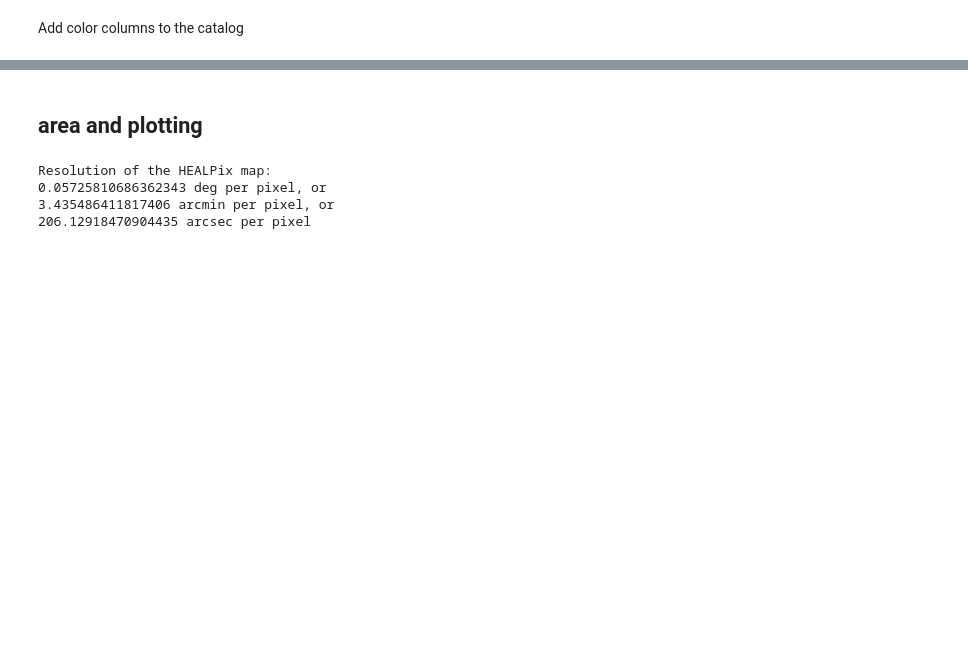
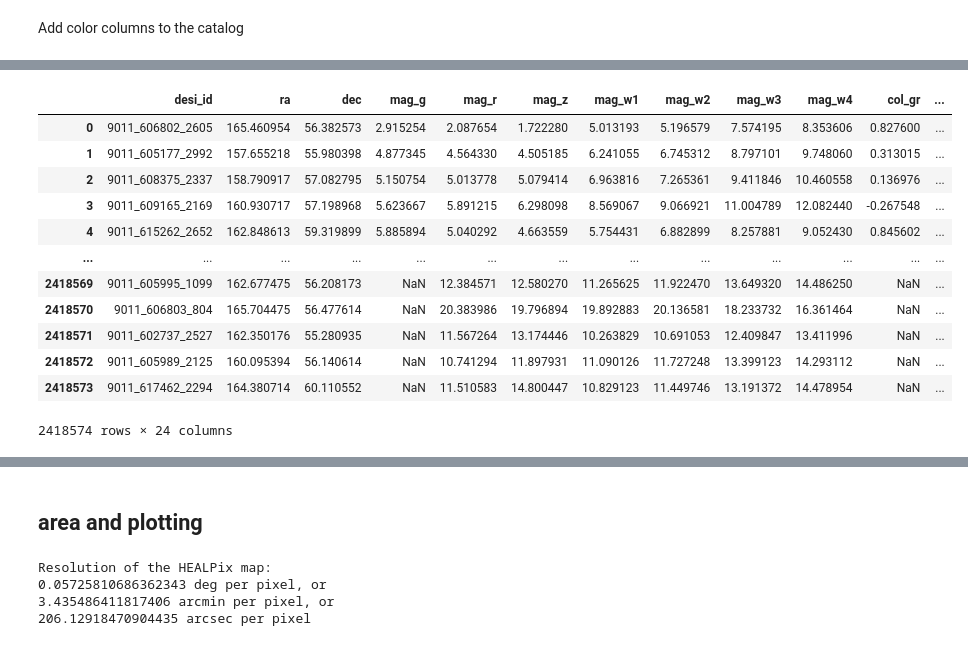
Before and after one commit to SergeiDBykov/lockman_hole, a Jupyter notebook: 2_LH-ero-desi-nway/0_catalog_preparation.ipynb, the cells around one changed output, grey strips where cells are left out. Cells and saved outputs as stored; diff of their text form; code cells hidden in the pictures; blank space fills up the shorter version.

Commit message:
add prior learning scripts and notebooks

```diff
--- a/2_LH-ero-desi-nway/1_catalog_preparation.ipynb
+++ b/2_LH-ero-desi-nway/0_catalog_preparation.ipynb
@@ -166,0 +238,3 @@ check the order of columns, they should coincide with the order of columns used
+# %%
+desi_cat['missing_cols'] = desi_cat.isna().apply(lambda x: desi_cat.columns[x].tolist(), axis=1)
+desi_cat.missing_cols
@@ -166,0 +254,50 @@ check the order of columns, they should coincide with the order of columns used
+# %%
+#make flags for missing columns:
+#flag 1: mag_g, mag_r, mag_z, mag_w1, mag_w2, mag_w3, mag_w4 available
+
+desi_cat['has_grz'] = False
+desi_cat['has_grz'] = desi_cat.apply(
+    lambda row: not 'mag_g' in row.missing_cols and not 'mag_r' in row.missing_cols and not 'mag_z' in row.missing_cols,
+    axis=1)
+
+
+desi_cat['has_grzw1w2'] = desi_cat.apply(
+    lambda row: row.has_grz and not 'mag_w1' in row.missing_cols and not 'mag_w2' in row.missing_cols,
+    axis=1)
+
+desi_cat['has_grzw1w2w3w4'] = desi_cat.apply(
+    lambda row: row.has_grzw1w2 and not 'mag_w3' in row.missing_cols and not 'mag_w4' in row.missing_cols,
+    axis=1)
+# %%
+#assign prior_type with function assign_prior_type(row) according to the missing columns, e.g. if only has_grz then prior_type = 'grz', if has_grzw1w2 and has_grz then prior_type = 'grzw1w2', etc.
+
+
+def assign_prior_type(row):
+    if row.has_grzw1w2w3w4:
+        return 'grzw1w2w3w4'
+    elif row.has_grzw1w2:
+        return 'grzw1w2'
+    elif row.has_grz:
+        return 'grz'
+    else:
+        return 'None'
+
+
+
+desi_cat['prior_type'] = desi_cat.apply(lambda x: assign_prior_type(x), axis=1)
+
+desi_cat
+# %% [output]
+|  | desi_id | ra | dec | mag_g | mag_r | mag_z | mag_w1 | mag_w2 | mag_w3 | mag_w4 | col_gr | ... |
+| 0 | 9011_606802_2605 | 165.460954 | 56.382573 | 2.915254 | 2.087654 | 1.722280 | 5.013193 | 5.196579 | 7.574195 | 8.353606 | 0.827600 | ... |
+| 1 | 9011_605177_2992 | 157.655218 | 55.980398 | 4.877345 | 4.564330 | 4.505185 | 6.241055 | 6.745312 | 8.797101 | 9.748060 | 0.313015 | ... |
+| 2 | 9011_608375_2337 | 158.790917 | 57.082795 | 5.150754 | 5.013778 | 5.079414 | 6.963816 | 7.265361 | 9.411846 | 10.460558 | 0.136976 | ... |
+| 3 | 9011_609165_2169 | 160.930717 | 57.198968 | 5.623667 | 5.891215 | 6.298098 | 8.569067 | 9.066921 | 11.004789 | 12.082440 | -0.267548 | ... |
+| 4 | 9011_615262_2652 | 162.848613 | 59.319899 | 5.885894 | 5.040292 | 4.663559 | 5.754431 | 6.882899 | 8.257881 | 9.052430 | 0.845602 | ... |
+| ... | ... | ... | ... | ... | ... | ... | ... | ... | ... | ... | ... | ... |
+| 2418569 | 9011_605995_1099 | 162.677475 | 56.208173 | NaN | 12.384571 | 12.580270 | 11.265625 | 11.922470 | 13.649320 | 14.486250 | NaN | ... |
+| 2418570 | 9011_606803_804 | 165.704475 | 56.477614 | NaN | 20.383986 | 19.796894 | 19.892883 | 20.136581 | 18.233732 | 16.361464 | NaN | ... |
+| 2418571 | 9011_602737_2527 | 162.350176 | 55.280935 | NaN | 11.567264 | 13.174446 | 10.263829 | 10.691053 | 12.409847 | 13.411996 | NaN | ... |
+| 2418572 | 9011_605989_2125 | 160.095394 | 56.140614 | NaN | 10.741294 | 11.897931 | 11.090126 | 11.727248 | 13.399123 | 14.293112 | NaN | ... |
+| 2418573 | 9011_617462_2294 | 164.380714 | 60.110552 | NaN | 11.510583 | 14.800447 | 10.829123 | 11.449746 | 13.191372 | 14.478954 | NaN | ... |
+2418574 rows × 24 columns
```
Also changed, not shown: parts of 34 cells of this notebook, 17 other files.
